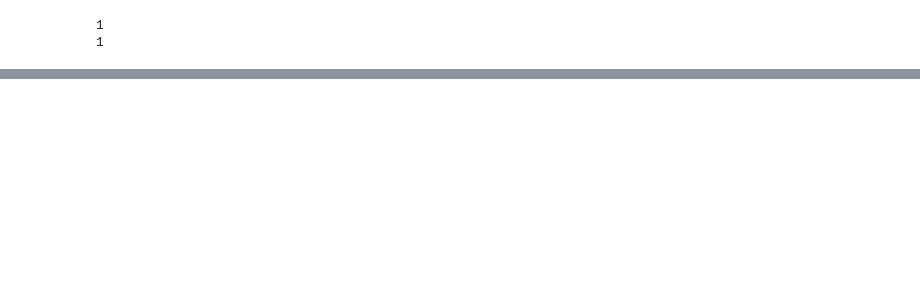
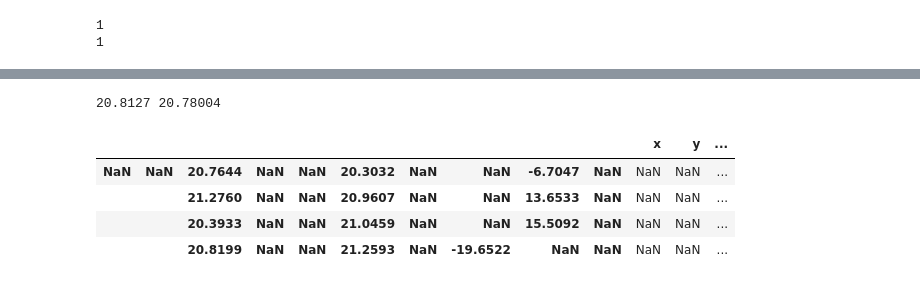
Before and after one commit to romms921/IllustrisTNG-Lens-Modelling, a Jupyter notebook: mass_profile.ipynb, the cells around one changed output, grey strips where cells are left out. Drawn from its saved outputs; the diff is of its cells as text; code cells hidden in the pictures; blank space fills up the shorter version.

```diff
--- a/mass_profile.ipynb
+++ b/mass_profile.ipynb
@@ -88,7 +78,7 @@ set_point_line = next(line for line in reversed(opt_result) if 'point' in line)
 print(set_point_line)
 
 # Extract the values from the line
-set_point_values = set_point_line.split()[2:]
+set_point_values = set_point_line.split()[1:]
 set_point_values = [str(value) for value in set_point_values]
 set_point_values
 # %% [output]
@@ -121,3 +144,21 @@ Found glafic.set_point
+# %%
+# Math for img positions
+x_cent = float(set_point_values[1])
+y_cent = float(set_point_values[2])
+print(x_cent, y_cent)
+
+# Predicted Positions
+pred_columns = ['x', 'y', 'mag', 'err']
+pred_file = model_path + '/' + model_ver + '_point.dat'
+pred = pd.read_csv(pred_file, sep=' ', header=None, skiprows=1, names=pred_columns)
+pred
+# %% [output]
+20.8127 20.78004
+|  |  |  |  |  |  |  |  |  |  | x | y | ... |
+| NaN | NaN | 20.7644 | NaN | NaN | 20.3032 | NaN | NaN | -6.7047 | NaN | NaN | NaN | ... |
+|  |  | 21.2760 | NaN | NaN | 20.9607 | NaN | NaN | 13.6533 | NaN | NaN | NaN | ... |
+|  |  | 20.3933 | NaN | NaN | 21.0459 | NaN | NaN | 15.5092 | NaN | NaN | NaN | ... |
+|  |  | 20.8199 | NaN | NaN | 21.2593 | NaN | -19.6522 | NaN | NaN | NaN | NaN | ... |
 # %%
 # Plot profile
 # Load the data
```
Also changed, not shown: parts of 7 cells of this notebook, 3 other files.
